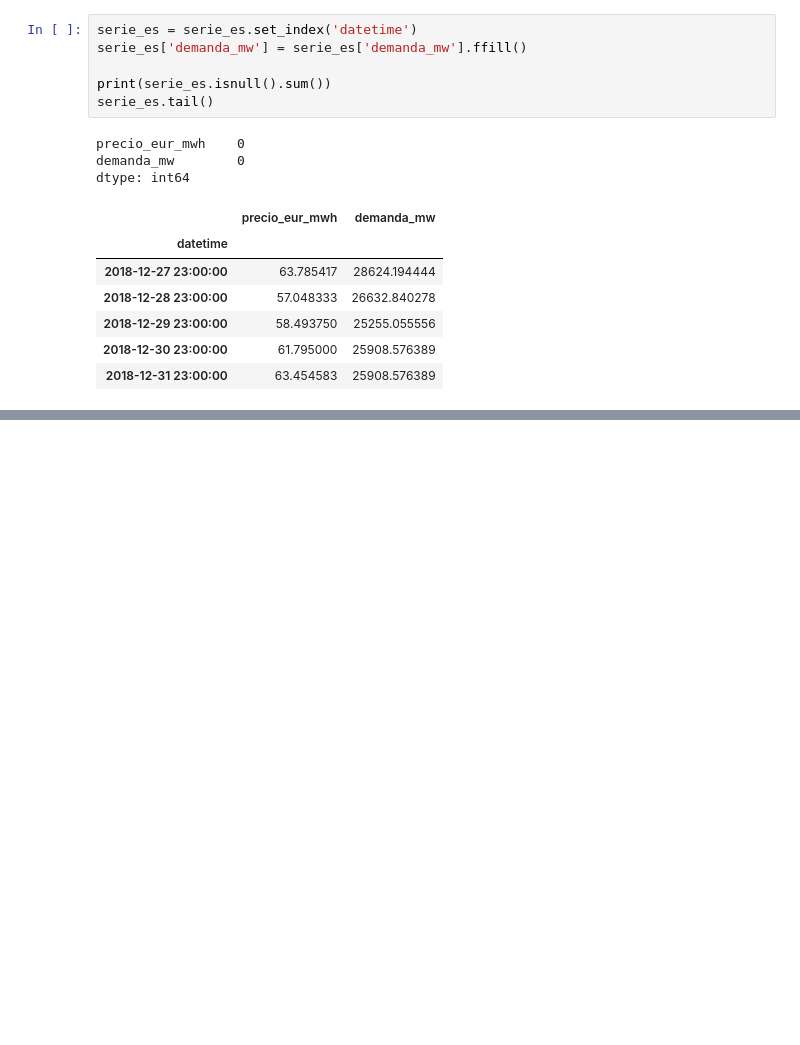
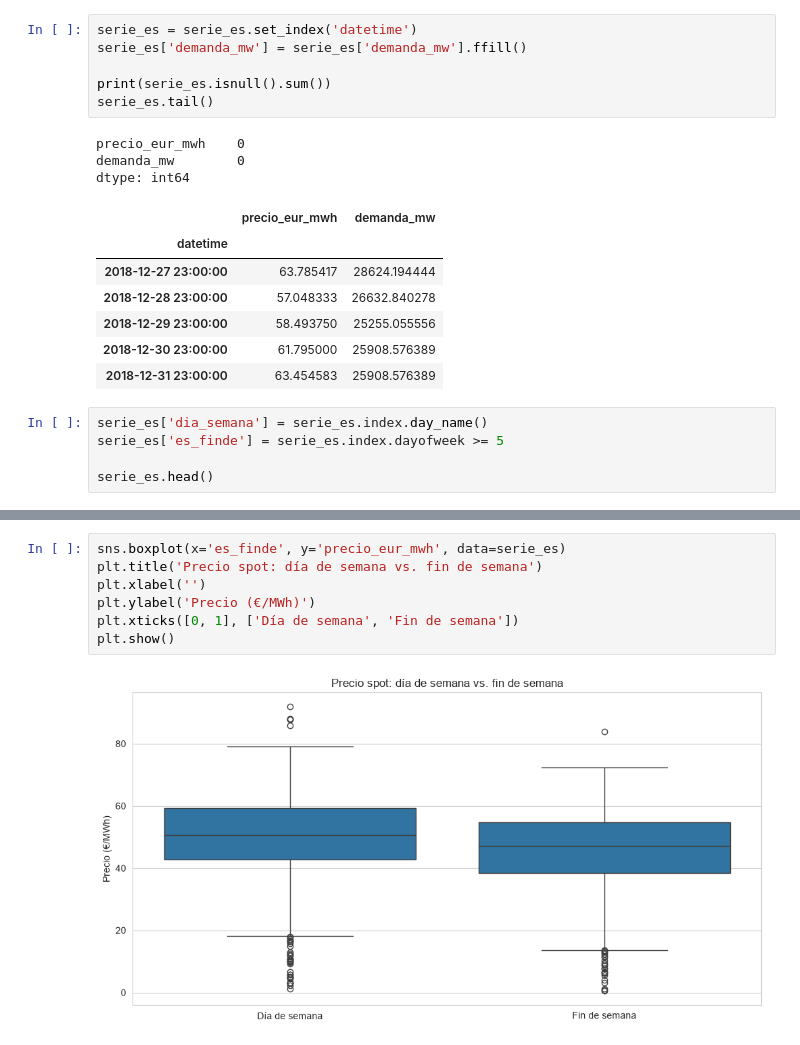
Before and after one commit to juan84123/The-hatch---ch-1, a Jupyter notebook: the_hatch - Note 2.ipynb, the cells around one changed output, grey strips where cells are left out. Cells and saved outputs as stored; diff of their text form; blank space fills up the shorter version.

```diff
--- a/the_hatch - Note 2.ipynb
+++ b/the_hatch - Note 2.ipynb
@@ -133,3 +165,8 @@ dtype: int64
 | 2018-12-29 23:00:00 | 58.493750 | 25255.055556 |
 | 2018-12-30 23:00:00 | 61.795000 | 25908.576389 |
 | 2018-12-31 23:00:00 | 63.454583 | 25908.576389 |
+# %%
+serie_es['dia_semana'] = serie_es.index.day_name()
+serie_es['es_finde'] = serie_es.index.dayofweek >= 5
+
+serie_es.head()
@@ -135,0 +187,9 @@ dtype: int64
+# %%
+sns.boxplot(x='es_finde', y='precio_eur_mwh', data=serie_es)
+plt.title('Precio spot: día de semana vs. fin de semana')
+plt.xlabel('')
+plt.ylabel('Precio (€/MWh)')
+plt.xticks([0, 1], ['Día de semana', 'Fin de semana'])
+plt.show()
+# %% [output]
+[figure, added]
```
Also changed, not shown: parts of 22 cells of this notebook.
